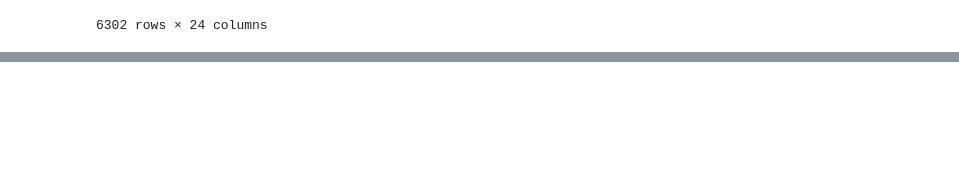
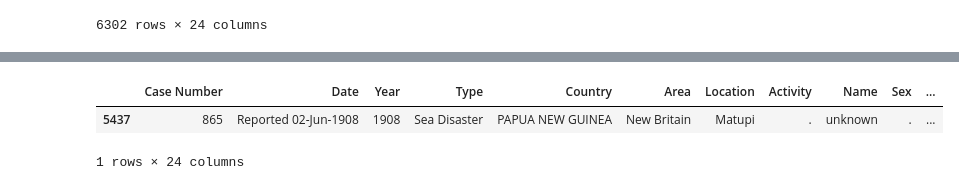
Before and after one commit to Carlosclementegarcia/PROYECTO-SHARKS-CARLOS, a Jupyter notebook: YOUR-CODE/Untitled-1.ipynb, the cells around one changed output, grey strips where cells are left out. Drawn from its saved outputs; the diff is of its cells as text; code cells hidden in the pictures; blank space fills up the shorter version.

```diff
--- a/YOUR-CODE/Untitled-1.ipynb
+++ b/YOUR-CODE/Untitled-1.ipynb
@@ -103,0 +156,7 @@ df
+# %%
+resultados_1= df[df['Sex '] == '.']
+resultados_1
+# %% [output]
+|  | Case Number | Date | Year | Type | Country | Area | Location | Activity | Name | Sex | ... |
+| 5437 | 865 | Reported 02-Jun-1908 | 1908 | Sea Disaster | PAPUA NEW GUINEA | New Britain | Matupi | . | unknown | . | ... |
+1 rows × 24 columns
```
Also changed, not shown: parts of 11 cells of this notebook.
